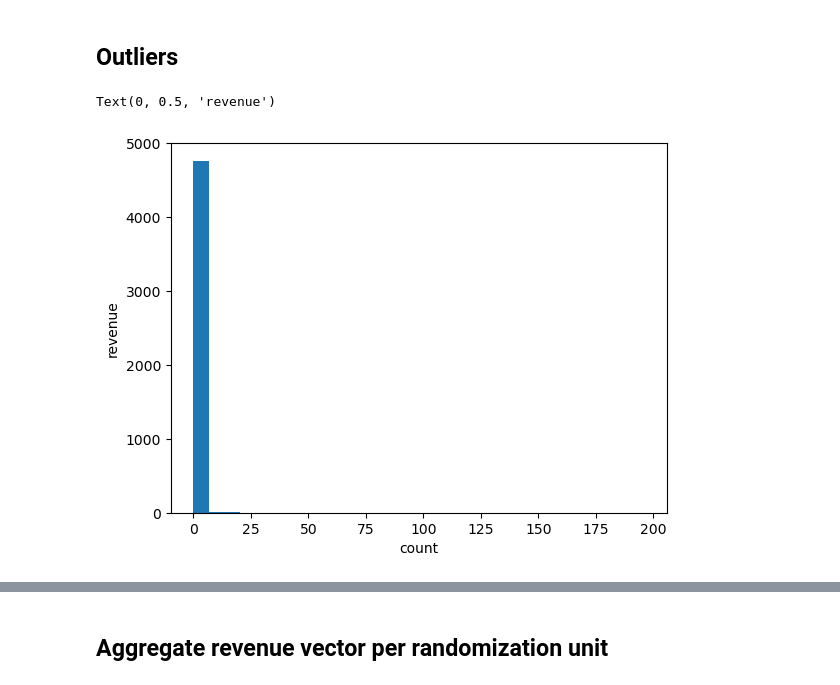
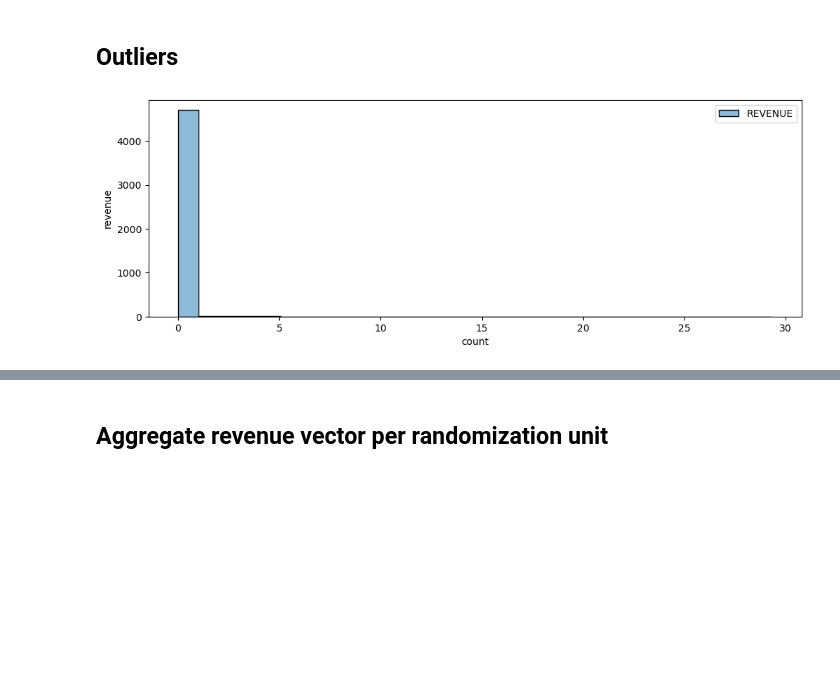
Before and after one commit to sasotomayor/ab-testing-revenue-impact, a Jupyter notebook: solution_mannwhitneyu_test.ipynb, the cells around one changed output, grey strips where cells are left out. Drawn from its saved outputs; the diff is of its cells as text; code cells hidden in the pictures; blank space fills up the shorter version.

```diff
--- a/solution_mannwhitneyu_test.ipynb
+++ b/solution_mannwhitneyu_test.ipynb
@@ -142,13 +145,16 @@ Probably no SRM
 # %%
 #Sturge’s Rule for number of bins
 n_bins = 1 + 3.322*np.log(clean_df.groupby(["VARIANT_NAME","USER_ID"]).agg({"REVENUE":"sum"}).count())
 
-plt.hist(clean_df.groupby(["VARIANT_NAME","USER_ID"]).agg({"REVENUE":"sum"}), bins=int(round(n_bins)))
+f = plt.figure(figsize=(12,4))
+
+ax = f.add_subplot(111)
+sns.histplot(clean_df.groupby(["VARIANT_NAME","USER_ID"]).agg({"REVENUE":"sum"}), bins=int(round(n_bins)))
 
 plt.xlabel('count')
 plt.ylabel('revenue')
+plt.show()
 # %% [output]
-Text(0, 0.5, 'revenue')
-[figure, old version]
+[figure, new version]
 # %%
 unique_revenues = clean_df.groupby(["VARIANT_NAME","USER_ID"]).agg({"REVENUE":"sum"})["REVENUE"].unique()
```
Also changed, not shown: parts of 9 cells of this notebook, 1 other file.
